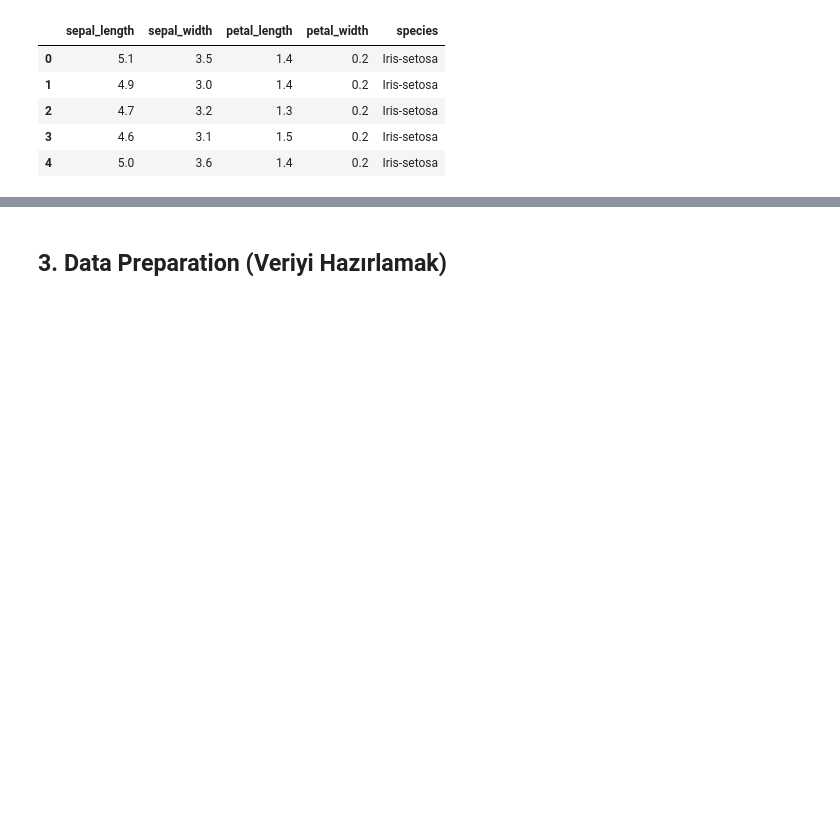
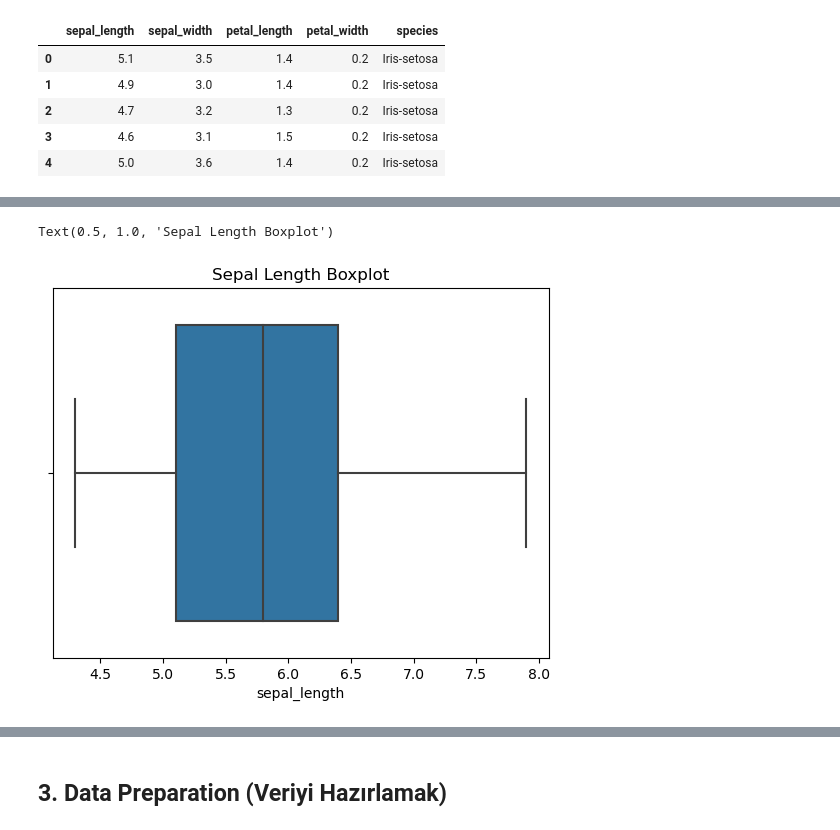
Before and after one commit to onurcakili/dataScienceRepository, a Jupyter notebook: DataScience_Python_Roadmap.ipynb, the cells around one changed output, grey strips where cells are left out. Drawn from its saved outputs; the diff is of its cells as text; code cells hidden in the pictures; blank space fills up the shorter version.

```diff
--- a/DataScience_Python_Roadmap.ipynb
+++ b/DataScience_Python_Roadmap.ipynb
@@ -593,0 +667,10 @@ df.head()
+# %%
+# Boxplot - Sepal Length
+
+#Boxplot: Verinin kendisinin ortalama, medyan, çeyrekler arası farkını ve aykırı değerleri görmek için kullanılır
+
+sns.boxplot(x=df['sepal_length'])
+plt.title('Sepal Length Boxplot')
+# %% [output]
+Text(0.5, 1.0, 'Sepal Length Boxplot')
+[figure, added]
```
Also changed, not shown: parts of 18 cells of this notebook, 1 other file.
